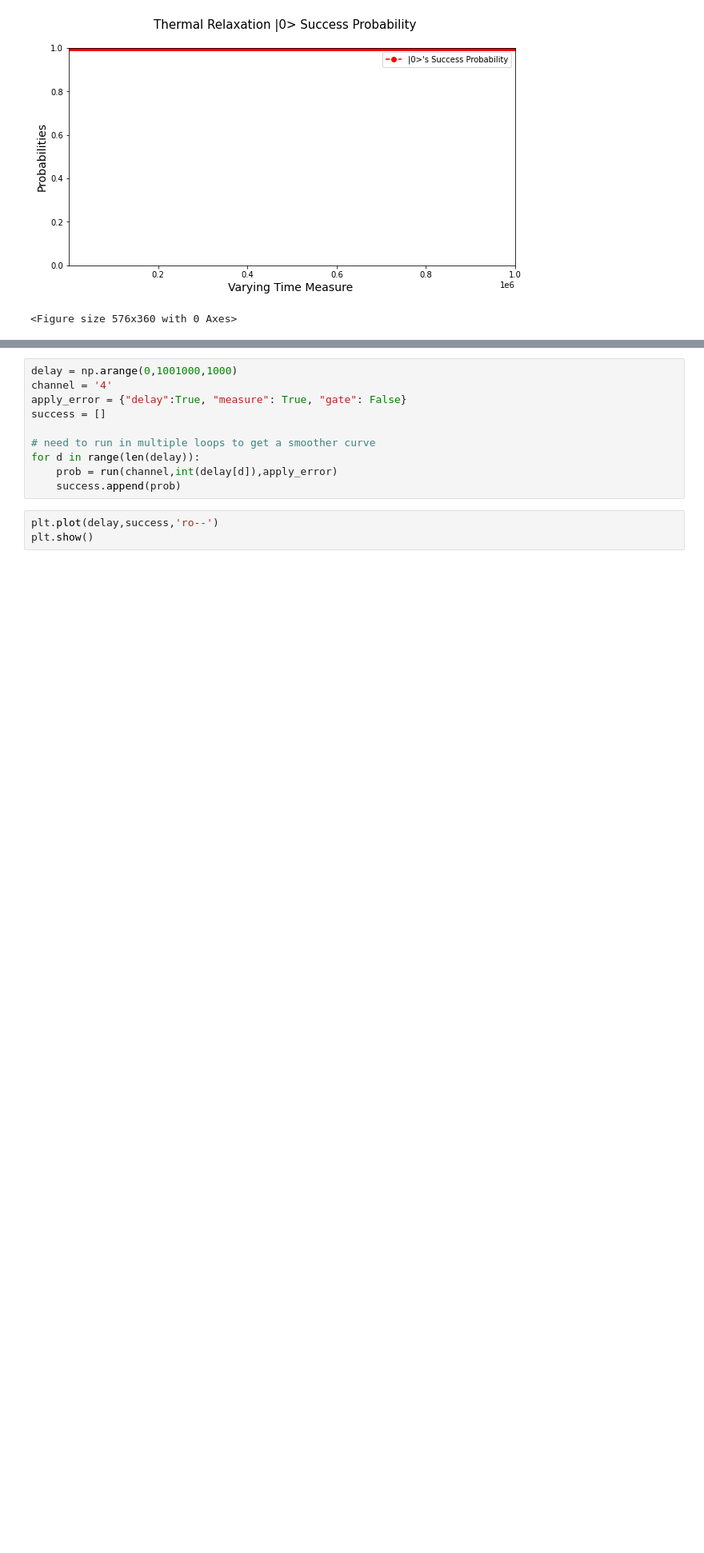
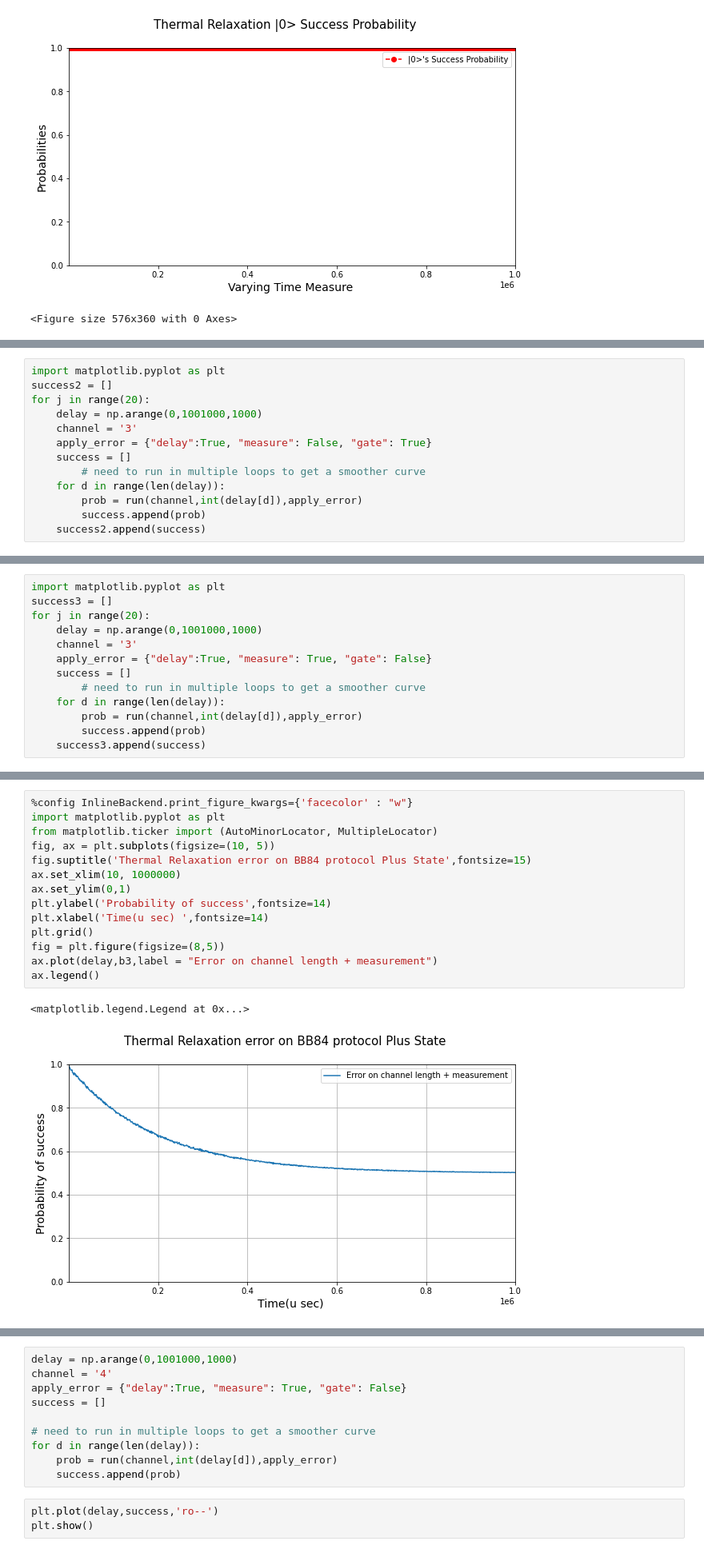
Before and after one commit to bishwajitprasadgond/Amplitude-damping-error-on-Quantum-Key-Distribution-Protocols-Effect-and-A-Probable-Bypass, a Jupyter notebook: BB84/BB84.ipynb, the cells around one changed output, grey strips where cells are left out. Shown at 80% size. Drawn from its saved outputs; the diff is of its cells as text; blank space fills up the shorter version.

```diff
--- a/BB84/BB84.ipynb
+++ b/BB84/BB84.ipynb
@@ -335,0 +325,13 @@ ax.legend()
+# %%
+import matplotlib.pyplot as plt
+success2 = []
+for j in range(20):
+    delay = np.arange(0,1001000,1000)
+    channel = '3'
+    apply_error = {"delay":True, "measure": False, "gate": True}
+    success = []
+        # need to run in multiple loops to get a smoother curve
+    for d in range(len(delay)):
+        prob = run(channel,int(delay[d]),apply_error)
+        success.append(prob)
+    success2.append(success)
@@ -335,0 +366,13 @@ ax.legend()
+# %%
+import matplotlib.pyplot as plt
+success3 = []
+for j in range(20):
+    delay = np.arange(0,1001000,1000)
+    channel = '3'
+    apply_error = {"delay":True, "measure": True, "gate": False}
+    success = []
+        # need to run in multiple loops to get a smoother curve
+    for d in range(len(delay)):
+        prob = run(channel,int(delay[d]),apply_error)
+        success.append(prob)
+    success3.append(success)
@@ -335,0 +387,17 @@ ax.legend()
+# %%
+%config InlineBackend.print_figure_kwargs={'facecolor' : "w"}
+import matplotlib.pyplot as plt
+from matplotlib.ticker import (AutoMinorLocator, MultipleLocator)
+fig, ax = plt.subplots(figsize=(10, 5))
+fig.suptitle('Thermal Relaxation error on BB84 protocol Plus State',fontsize=15)
+ax.set_xlim(10, 1000000)
+ax.set_ylim(0,1)
+plt.ylabel('Probability of success',fontsize=14)
+plt.xlabel('Time(u sec) ',fontsize=14)
+plt.grid()
+fig = plt.figure(figsize=(8,5))
+ax.plot(delay,b3,label = "Error on channel length + measurement")
+ax.legend()
+# %% [output]
+<matplotlib.legend.Legend at 0x...>
+[figure, added]
```
Also changed, not shown: parts of 33 cells of this notebook.
